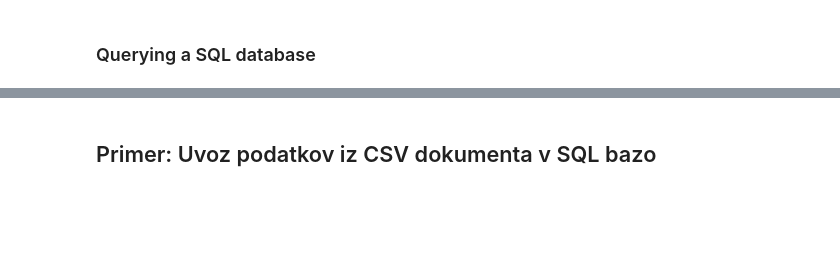
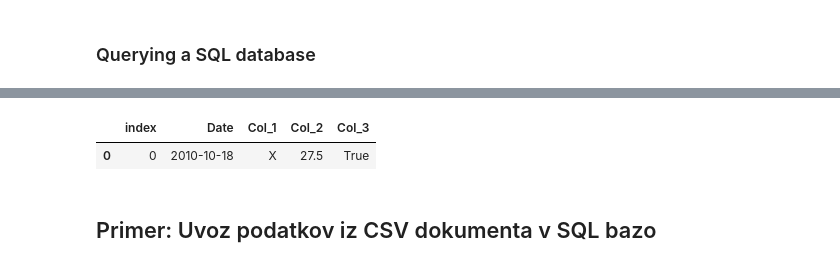
Before and after one commit to icta-tecaji/python-data-analysis-public, a Jupyter notebook: Del_10_Delo_s_podatkovnimi_bazami_in_SQL/13_Delo_s_podatkovnimi_bazami_in_SQL_CLEAN.ipynb, the cells around one changed output, grey strips where cells are left out. Cells and saved outputs as stored; diff of their text form; code cells hidden in the pictures; blank space fills up the shorter version.

```diff
--- a/Del_10_Delo_s_podatkovnimi_bazami_in_SQL/13_Delo_s_podatkovnimi_bazami_in_SQL_CLEAN.ipynb
+++ b/Del_10_Delo_s_podatkovnimi_bazami_in_SQL/13_Delo_s_podatkovnimi_bazami_in_SQL_CLEAN.ipynb
@@ -418,7 +603,10 @@ data_table = Table(
     Column("Col_3", sqlalchemy.Boolean),
 )
 # %%
-pd.read_sql_query(sqlalchemy.select([data_table]).where(data_table.c.Col_1 == "X"), engine)
+pd.read_sql_query(data_table.select().where(data_table.c.Col_1 == "X"), engine)
+# %% [output]
+|  | index | Date | Col_1 | Col_2 | Col_3 |
+| 0 | 0 | 2010-10-18 | X | 27.5 | True |
 # %% [markdown]
 ## Primer: Uvoz podatkov iz CSV dokumenta v SQL bazo
 # %%
```
Also changed, not shown: parts of 50 cells of this notebook, 4 other files.
